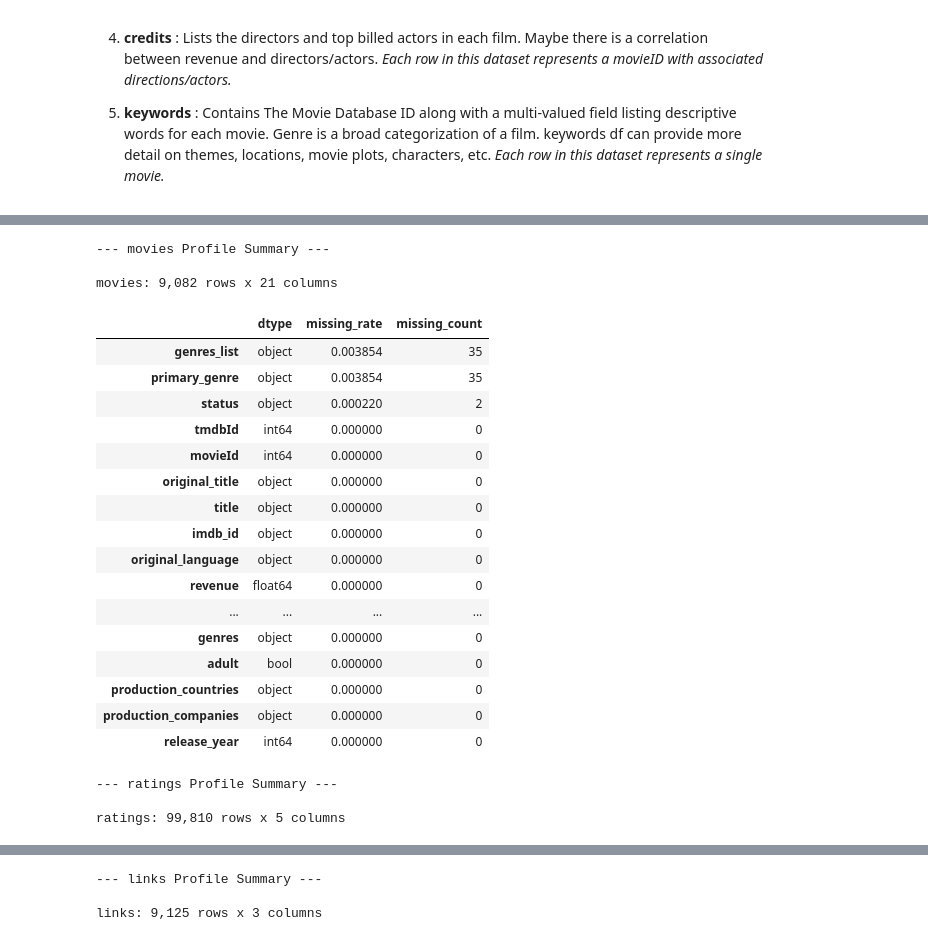
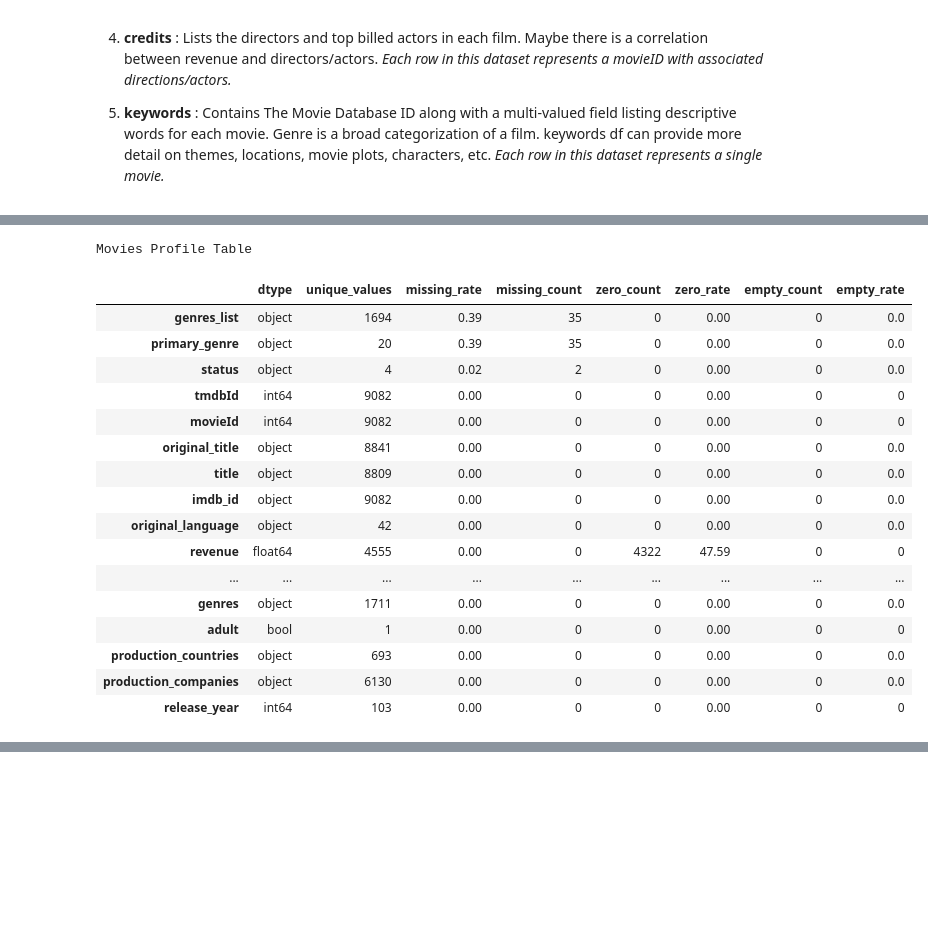
Before and after one commit to MFUTSA/Project-Option-1-Matt-Flores, a Jupyter notebook: notebooks/Milestone_1.ipynb, the cells around one changed output, grey strips where cells are left out. Cells and saved outputs as stored; diff of their text form; code cells hidden in the pictures; blank space fills up the shorter version.

Commit message:
Profiling movies dataset

```diff
--- a/notebooks/Milestone_1.ipynb
+++ b/notebooks/Milestone_1.ipynb
@@ -143,40 +178,45 @@ The code output above reveals the shape of the datasets. We can confirm a few fa
 # %%
-#Initial data profiling: What are the columns, data types, and missing values for each table?
+# Create a dataframe to store movies data types and missing rate/count info.
+# Target 'object' columns since that's how text/mixed data is stored.abs
 
-for name, df in tables.items():
-    print(f"\n--- {name} Profile Summary ---")
-    print(f'\n{name}: {df.shape[0]:,} rows x {df.shape[1]:,} columns')
+# Convert all number columns into true or false so we can count where 0 is true
+num_cols = movies.select_dtypes(include='number')
+zero_mask = (num_cols == 0)
 
-    # 1. Create a summary DataFrame containing dtypes and missing rates
-    summary_df = pd.DataFrame({
-        'dtype': df.dtypes,
-        'missing_rate': df.isna().mean(),
-        'missing_count': df.isna().sum()
-    })
+# Strip text columns nas,blanks to make sure they are really empty.
+text_cols = movies.select_dtypes(include=['object'])
+empty_mask = text_cols.apply(lambda col: col.dropna().astype(str).str.strip() == '')
 
-    # 2. Display the combined table
-    display(summary_df.sort_values(by='missing_rate', ascending=False))
+# 3. Build the DataFrame
+movies_profile = pd.DataFrame({
+    'dtype': movies.dtypes,
+    'unique_values' : movies.nunique(),
+    'missing_rate': round(movies.isna().mean() * 100,2),
+    'missing_count': movies.isna().sum(),
+    'zero_count': zero_mask.sum().reindex(movies.columns, fill_value=0),
+    'zero_rate': round(zero_mask.mean().reindex(movies.columns, fill_value=0) * 100,2),
+    'empty_count': empty_mask.sum().reindex(movies.columns, fill_value=0),
+    'empty_rate': round(empty_mask.mean().reindex(movies.columns, fill_value=0) * 100,2)
+})
+
+print("Movies Profile Table")
+display(movies_profile.sort_values(by='missing_rate', ascending=False))
 # %% [output]
---- movies Profile Summary ---
-
-movies: 9,082 rows x 21 columns
+Movies Profile Table
-|  | dtype | missing_rate | missing_count |
-| genres_list | object | 0.003854 | 35 |
-| primary_genre | object | 0.003854 | 35 |
-| status | object | 0.000220 | 2 |
-| tmdbId | int64 | 0.000000 | 0 |
-| movieId | int64 | 0.000000 | 0 |
-| original_title | object | 0.000000 | 0 |
-| title | object | 0.000000 | 0 |
-| imdb_id | object | 0.000000 | 0 |
-| original_language | object | 0.000000 | 0 |
-| revenue | float64 | 0.000000 | 0 |
-| ... | ... | ... | ... |
-| genres | object | 0.000000 | 0 |
-| adult | bool | 0.000000 | 0 |
-| production_countries | object | 0.000000 | 0 |
-| production_companies | object | 0.000000 | 0 |
-| release_year | int64 | 0.000000 | 0 |
+|  | dtype | unique_values | missing_rate | missing_count | zero_count | zero_rate | empty_count | empty_rate |
+| genres_list | object | 1694 | 0.39 | 35 | 0 | 0.00 | 0 | 0.0 |
+| primary_genre | object | 20 | 0.39 | 35 | 0 | 0.00 | 0 | 0.0 |
+| status | object | 4 | 0.02 | 2 | 0 | 0.00 | 0 | 0.0 |
+| tmdbId | int64 | 9082 | 0.00 | 0 | 0 | 0.00 | 0 | 0 |
+| movieId | int64 | 9082 | 0.00 | 0 | 0 | 0.00 | 0 | 0 |
+| original_title | object | 8841 | 0.00 | 0 | 0 | 0.00 | 0 | 0.0 |
+| title | object | 8809 | 0.00 | 0 | 0 | 0.00 | 0 | 0.0 |
+| imdb_id | object | 9082 | 0.00 | 0 | 0 | 0.00 | 0 | 0.0 |
+| original_language | object | 42 | 0.00 | 0 | 0 | 0.00 | 0 | 0.0 |
+| revenue | float64 | 4555 | 0.00 | 0 | 4322 | 47.59 | 0 | 0 |
+| ... | ... | ... | ... | ... | ... | ... | ... | ... |
+| genres | object | 1711 | 0.00 | 0 | 0 | 0.00 | 0 | 0.0 |
+| adult | bool | 1 | 0.00 | 0 | 0 | 0.00 | 0 | 0 |
+| production_countries | object | 693 | 0.00 | 0 | 0 | 0.00 | 0 | 0.0 |
+| production_companies | object | 6130 | 0.00 | 0 | 0 | 0.00 | 0 | 0.0 |
+| release_year | int64 | 103 | 0.00 | 0 | 0 | 0.00 | 0 | 0 |
---- ratings Profile Summary ---
-
-ratings: 99,810 rows x 5 columns
@@ -189,3 +222,0 @@ ratings: 99,810 rows x 5 columns
---- links Profile Summary ---
-
-links: 9,125 rows x 3 columns
```
Also changed, not shown: parts of 21 cells of this notebook, 1 other file.
